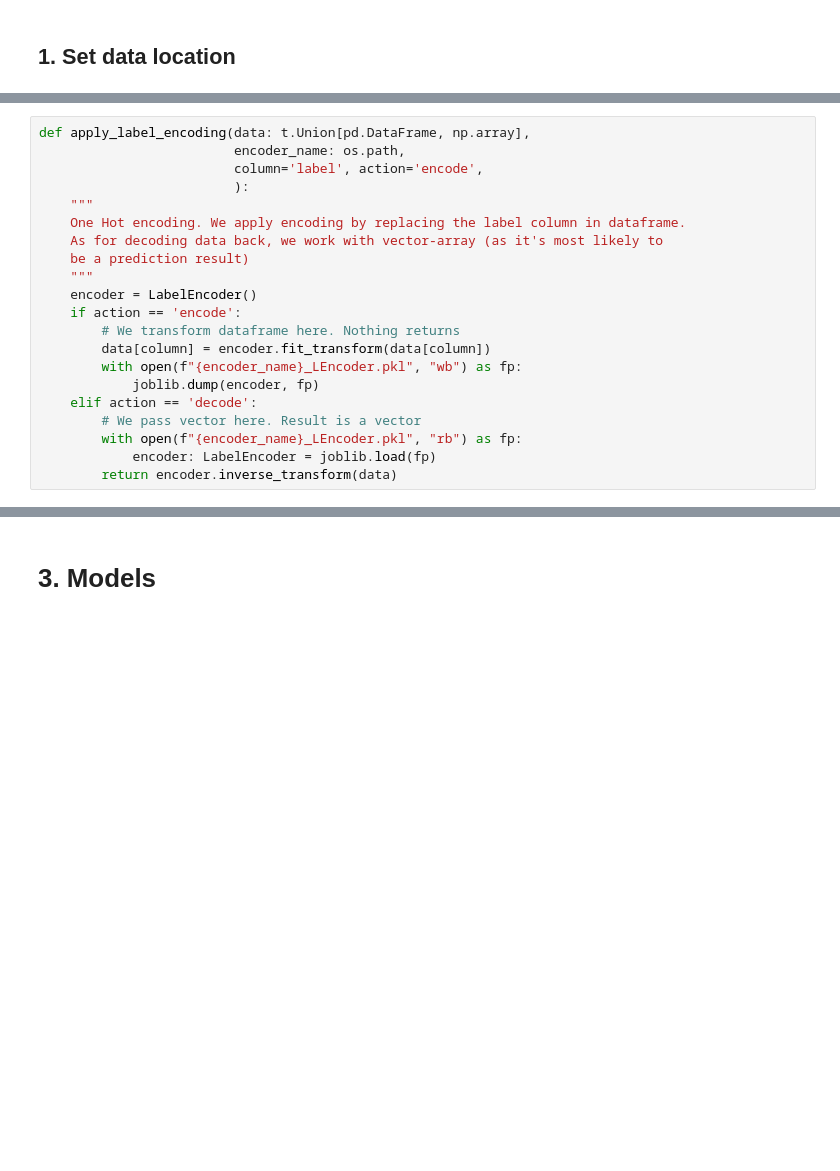
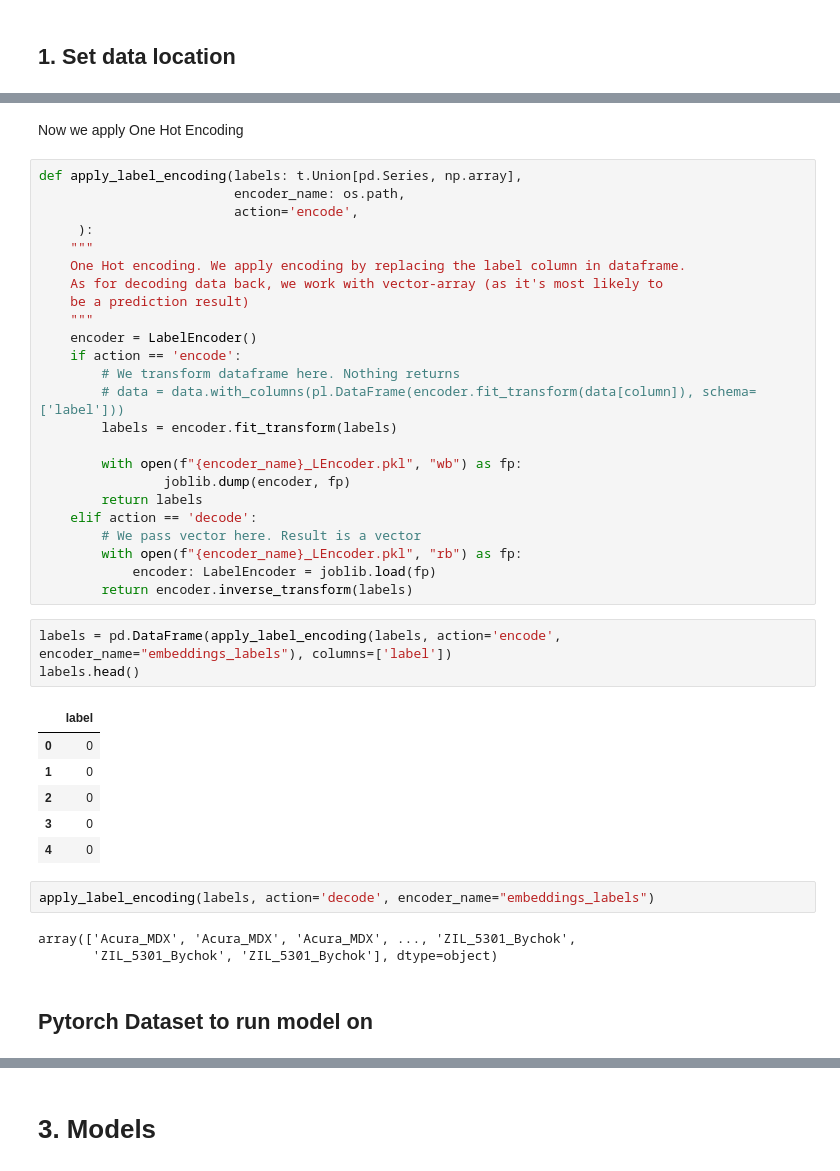
Before and after one commit to car-brand-detection/car-brand-detection, a Jupyter notebook: models/SiameseBinaryClassifier.ipynb, the cells around one changed output, grey strips where cells are left out. Saved outputs shown, nothing was run; the diff lists cells and outputs as text; blank space fills up the shorter version.

```diff
--- a/models/SiameseBinaryClassifier.ipynb
+++ b/models/SiameseBinaryClassifier.ipynb
@@ -168,8 +217,10 @@ def get_file_path_by_id(file_id, dir=config.root):
+# %% [markdown]
+Now we apply One Hot Encoding
 # %%
-def apply_label_encoding(data: t.Union[pd.DataFrame, np.array],
+def apply_label_encoding(labels: t.Union[pd.Series, np.array],
                          encoder_name: os.path,
-                         column='label', action='encode',
-                         ):
+                         action='encode',
+     ):
     """
     One Hot encoding. We apply encoding by replacing the label column in dataframe.
     As for decoding data back, we work with vector-array (as it's most likely to
@@ -178,12 +229,32 @@ def apply_label_encoding(data: t.Union[pd.DataFrame, np.array],
     encoder = LabelEncoder()
     if action == 'encode':
         # We transform dataframe here. Nothing returns
-        data[column] = encoder.fit_transform(data[column])
+        # data = data.with_columns(pl.DataFrame(encoder.fit_transform(data[column]), schema=['label']))
+        labels = encoder.fit_transform(labels)
+
         with open(f"{encoder_name}_LEncoder.pkl", "wb") as fp:
-            joblib.dump(encoder, fp)
+                joblib.dump(encoder, fp)
+        return labels
     elif action == 'decode':
         # We pass vector here. Result is a vector
         with open(f"{encoder_name}_LEncoder.pkl", "rb") as fp:
             encoder: LabelEncoder = joblib.load(fp)
-        return encoder.inverse_transform(data)
+        return encoder.inverse_transform(labels)
+# %%
+labels = pd.DataFrame(apply_label_encoding(labels, action='encode', encoder_name="embeddings_labels"), columns=['label'])
+labels.head()
+# %% [output]
+|  | label |
+| 0 | 0 |
+| 1 | 0 |
+| 2 | 0 |
+| 3 | 0 |
+| 4 | 0 |
+# %%
+apply_label_encoding(labels, action='decode', encoder_name="embeddings_labels")
+# %% [output]
+array(['Acura_MDX', 'Acura_MDX', 'Acura_MDX', ..., 'ZIL_5301_Bychok',
+       'ZIL_5301_Bychok', 'ZIL_5301_Bychok'], dtype=object)
+# %% [markdown]
+## Pytorch Dataset to run model on
 # %%
```
Also changed, not shown: parts of 53 cells of this notebook.
